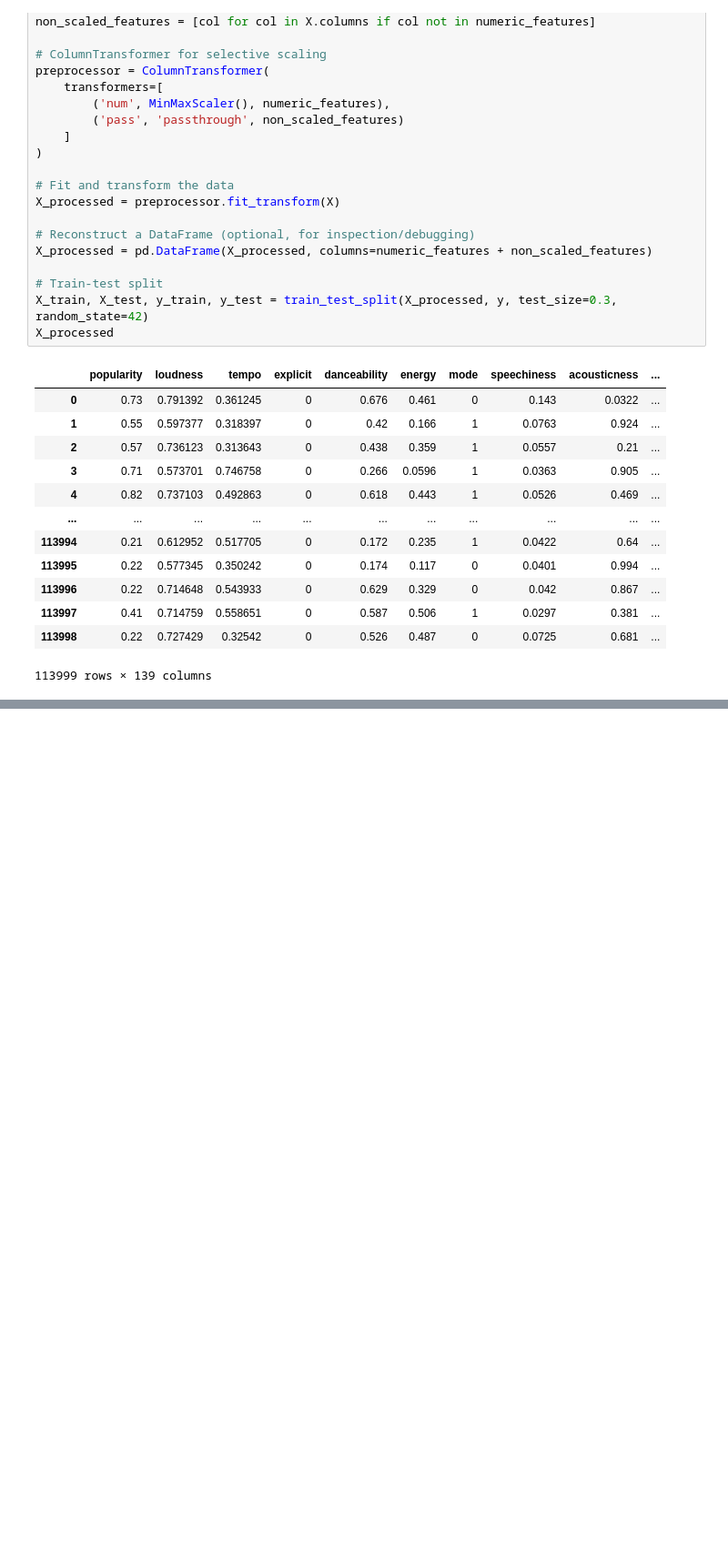
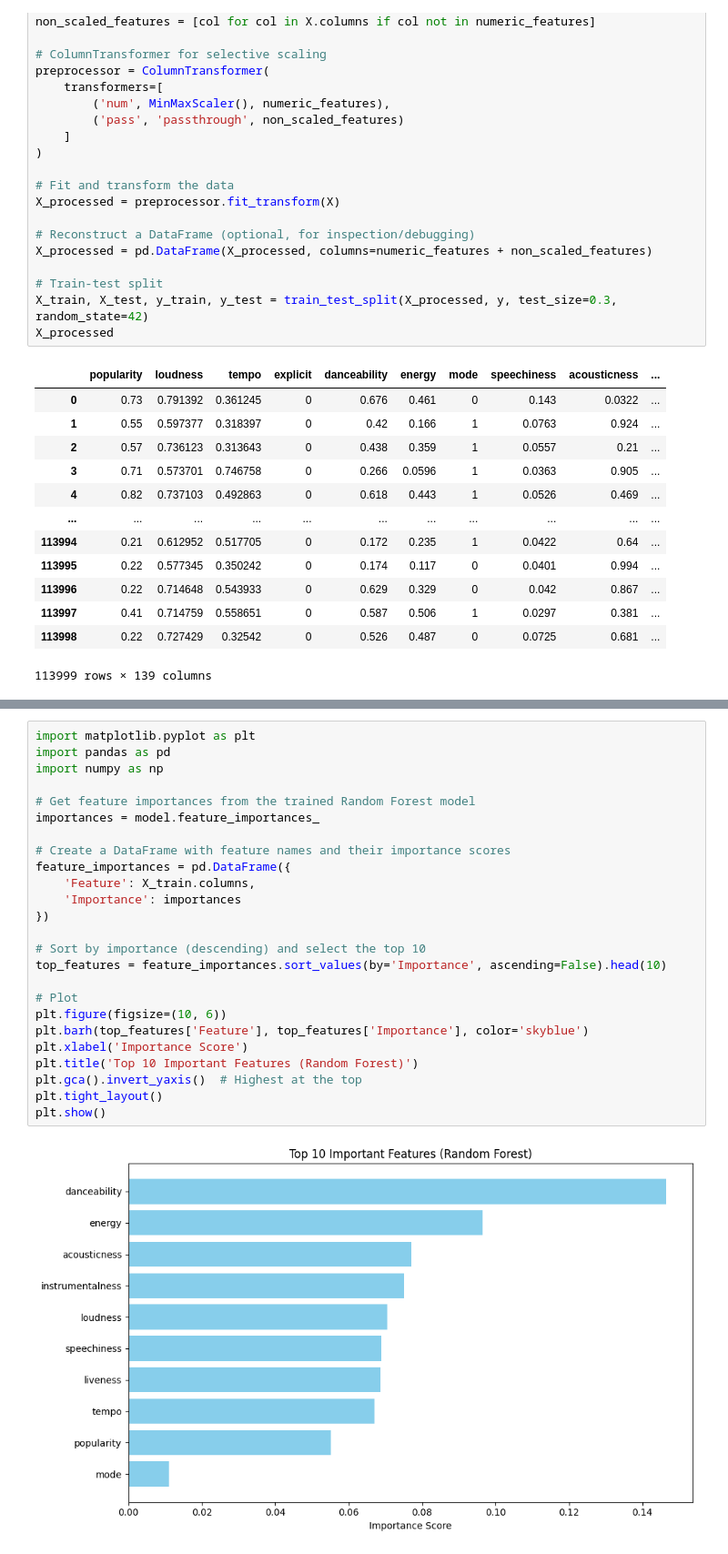
Before and after one commit to nfortes/music-happiness-predictor, a Jupyter notebook: music-happiness-predictor-rf.ipynb, the cells around one changed output, grey strips where cells are left out. Shown: that part at 91% size. Saved outputs shown, nothing was run; the diff lists cells and outputs as text; blank space fills up the shorter version.

```diff
--- a/music-happiness-predictor-rf.ipynb
+++ b/music-happiness-predictor-rf.ipynb
@@ -106,0 +107,27 @@ Confusion Matrix:
+# %%
+import matplotlib.pyplot as plt
+import pandas as pd
+import numpy as np
+
+# Get feature importances from the trained Random Forest model
+importances = model.feature_importances_
+
+# Create a DataFrame with feature names and their importance scores
+feature_importances = pd.DataFrame({
+    'Feature': X_train.columns,
+    'Importance': importances
+})
+
+# Sort by importance (descending) and select the top 10
+top_features = feature_importances.sort_values(by='Importance', ascending=False).head(10)
+
+# Plot
+plt.figure(figsize=(10, 6))
+plt.barh(top_features['Feature'], top_features['Importance'], color='skyblue')
+plt.xlabel('Importance Score')
+plt.title('Top 10 Important Features (Random Forest)')
+plt.gca().invert_yaxis()  # Highest at the top
+plt.tight_layout()
+plt.show()
+# %% [output]
+[figure, added]
```
Also changed, not shown: parts of 1 cell of this notebook, 1 other file.
